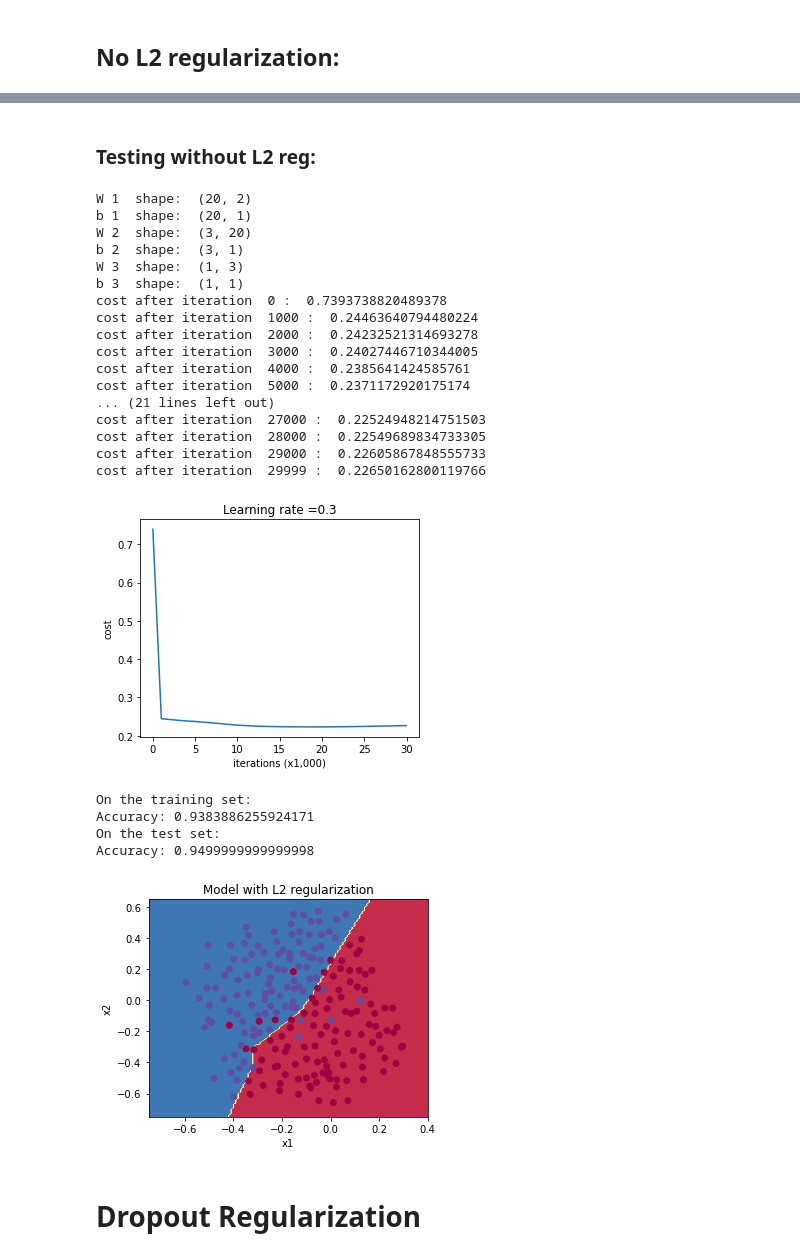
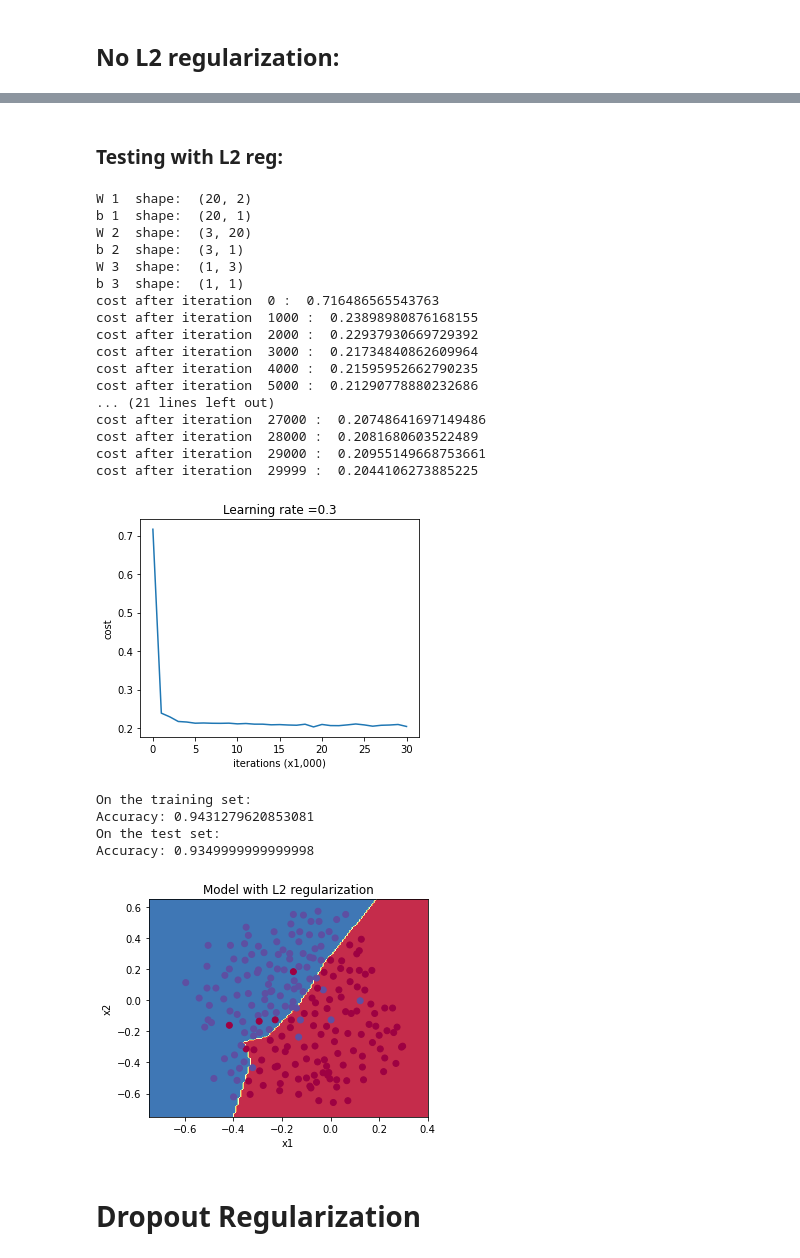
Before and after one commit to hamedrq7/Deep-Learning-Numpy-Practice, a Jupyter notebook: Fully-Connected-Deep-Neural-Network.ipynb, the cells around one changed output, grey strips where cells are left out. Cells and saved outputs as stored; diff of their text form; code cells hidden in the pictures.

```diff
--- a/Fully-Connected-Deep-Neural-Network.ipynb
+++ b/Fully-Connected-Deep-Neural-Network.ipynb
@@ -115,12 +115,13 @@ class DeepNN:
         self.costs = []
 
     def create_parameters(self):
+        # np.random.seed(seed=11)
         params = {}
         for l in range(1, self.L):
-            if self.layer_dims[l-1]=="relu":
+            if self.actv_funcs[l-1]=="relu":
                 params["W"+str(l)] = 2 * np.random.randn(self.layer_dims[l], self.layer_dims[l-1]) / np.sqrt(self.layer_dims[l-1])
-            elif self.layer_dims[l-1]=="sigmoid":
-                params["W"+str(l)] = 1 * np.random.randn(self.layer_dims[l], self.layer_dims[l-1]) / np.sqrt(self.layer_dims[l-1])
+            elif self.actv_funcs[l-1]=="sigmoid":
+                params["W"+str(l)] = np.random.randn(self.layer_dims[l], self.layer_dims[l-1]) / np.sqrt(self.layer_dims[l-1])
             else:
                 params["W"+str(l)] = np.random.randn(self.layer_dims[l], self.layer_dims[l-1]) / np.sqrt(self.layer_dims[l-1])
 
@@ -138,10 +139,7 @@ class DeepNN:
 
         for l in range(1, self.L):
             linear_actvs["Z"+str(l)] = np.dot(self.params["W"+str(l)], linear_actvs["A"+str(l-1)]) + self.params["b"+str(l)]
-            if l!=self.L-1:
-                linear_actvs["A"+str(l)] = self.act_func(linear_actvs["Z"+str(l)], func = "relu")
-            else:
-                linear_actvs["A"+str(l)] = self.act_func(linear_actvs["Z"+str(l)], func = "sigmoid")
+            linear_actvs["A"+str(l)] = self.act_func(linear_actvs["Z"+str(l)], func = self.actv_funcs[l-1])
 
         return linear_actvs
 
@@ -164,7 +162,7 @@ class DeepNN:
                 # dA[l-1] = (W[l]).T . dZ[l]
                 grads["dA"+str(l-1)] = np.dot((self.params["W"+str(l)]).T, grads["dZ"+str(l)])
                 # dZ[l-1] = dA[l-1] * g`
-                grads["dZ"+str(l-1)] = np.multiply(grads["dA"+str(l-1)], self.act_func(linear_actvs["Z"+str(l-1)], func=self.actv_funcs[l-1], grad=True))
+                grads["dZ"+str(l-1)] = np.multiply(grads["dA"+str(l-1)], self.act_func(linear_actvs["Z"+str(l-1)], func=self.actv_funcs[l-2], grad=True))
 
         return grads
 
@@ -198,10 +196,9 @@ class DeepNN:
             if i % 100 == 0 or i == num_iterations-1:
                print("cost after iteration ", i, ": ", cost)
 
-            if i % 40 == 0 or i == num_iterations-1:
+            if i % 50 == 0 or i == num_iterations-1:
                 self.costs.append(cost)
 
-        #return params
 
     def predict(self, X, y):
         assert not X.shape[1]!=y.shape[1], "Number of inputs and outputs doesnt match."
@@ -627,15 +570,15 @@ plot_decision_boundary(lambda x: predict_dec(dnn, x.T), train_X, train_Y)
 # %% [markdown]
-### Testing without L2 reg:
+### Testing with L2 reg:
 # %%
 activation_funcs = ["relu", "relu", "sigmoid"]
 dnn = DeepNN([train_x.shape[0], 20, 3, 1], activation_funcs)
-dnn.train(train_x, train_y, 30000, 0.3, 0.2, "L2")
+dnn.train(train_x, train_y, 30000, 0.3, "L2", 0.2)
 
 dnn.plot_lr()
 print ("On the training set:")
-predictions_train = dnn.predict(train_X, train_Y)
+predictions_train = dnn.predict(train_x, train_y)
 print ("On the test set:")
-predictions_test = dnn.predict(test_X, test_Y)
+predictions_test = dnn.predict(test_x, test_y)
 # %% [output]
 W 1  shape:  (20, 2)
 b 1  shape:  (20, 1)
@@ -643,30 +586,30 @@ W 2  shape:  (3, 20)
 b 2  shape:  (3, 1)
 W 3  shape:  (1, 3)
 b 3  shape:  (1, 1)
-cost after iteration  0 :  0.7393738820489378
-cost after iteration  1000 :  0.24463640794480224
-cost after iteration  2000 :  0.24232521314693278
-cost after iteration  3000 :  0.24027446710344005
-cost after iteration  4000 :  0.2385641424585761
-cost after iteration  5000 :  0.2371172920175174
+cost after iteration  0 :  0.716486565543763
+cost after iteration  1000 :  0.23898980876168155
+cost after iteration  2000 :  0.22937930669729392
+cost after iteration  3000 :  0.21734840862609964
+cost after iteration  4000 :  0.21595952662790235
+cost after iteration  5000 :  0.21290778880232686
 ... (21 lines left out)
-cost after iteration  27000 :  0.22524948214751503
-cost after iteration  28000 :  0.22549689834733305
-cost after iteration  29000 :  0.22605867848555733
-cost after iteration  29999 :  0.22650162800119766
+cost after iteration  27000 :  0.20748641697149486
+cost after iteration  28000 :  0.2081680603522489
+cost after iteration  29000 :  0.20955149668753661
+cost after iteration  29999 :  0.2044106273885225
-[figure, old version]
+[figure, new version]
 On the training set:
-Accuracy: 0.9383886255924171
+Accuracy: 0.9431279620853081
 On the test set:
-Accuracy: 0.9499999999999998
+Accuracy: 0.9349999999999998
 # %%
 plt.title("Model with L2 regularization")
 axes = plt.gca()
 axes.set_xlim([-0.75,0.40])
 axes.set_ylim([-0.75,0.65])
-plot_decision_boundary(lambda x: predict_dec(dnn, x.T), train_X, train_Y)
+plot_decision_boundary(lambda x: predict_dec(dnn, x.T), train_x, train_y)
 # %% [output]
-[figure, old version]
+[figure, new version]
 # %% [markdown]
 # Dropout Regularization
 # %%
```
Also changed, not shown: parts of 16 cells of this notebook.
